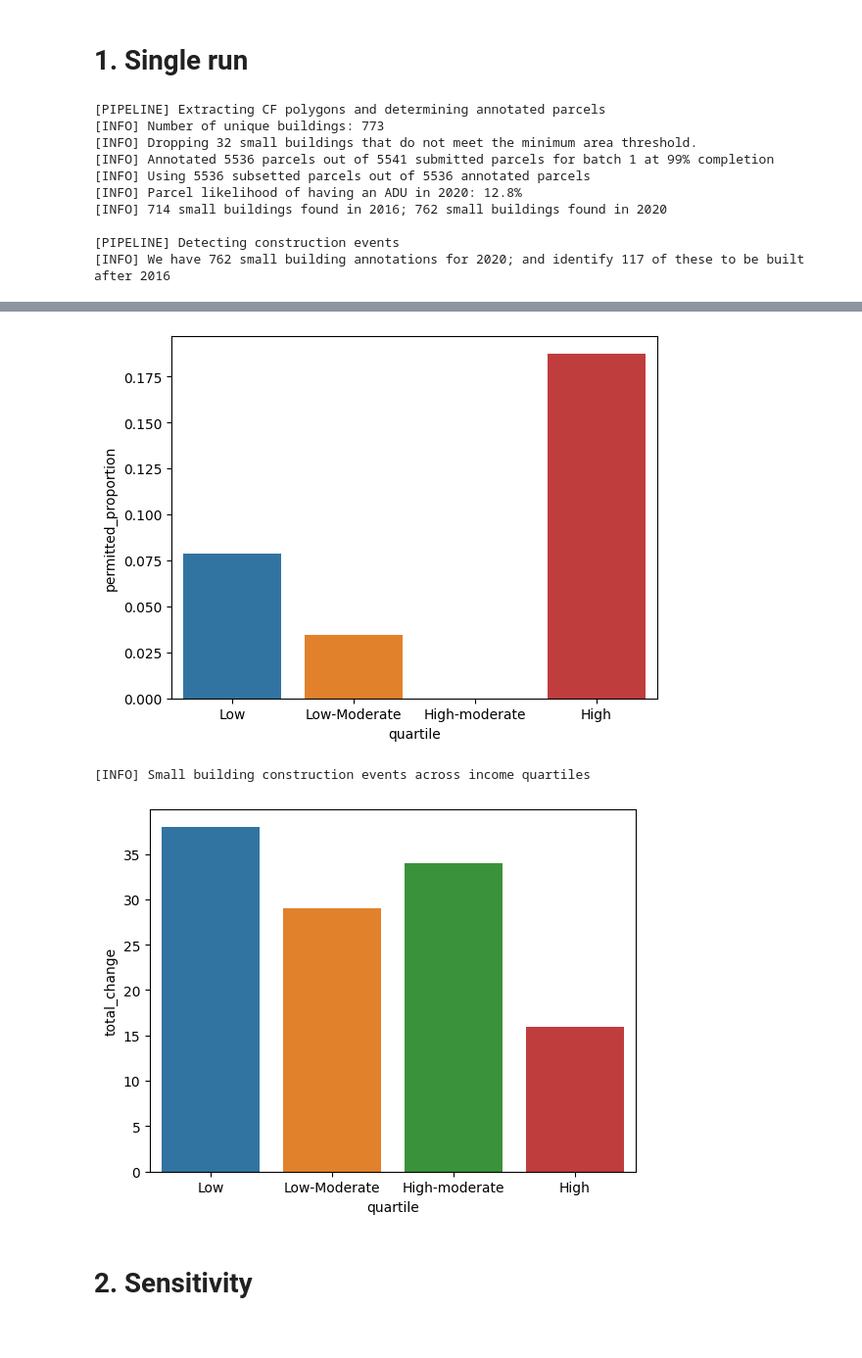
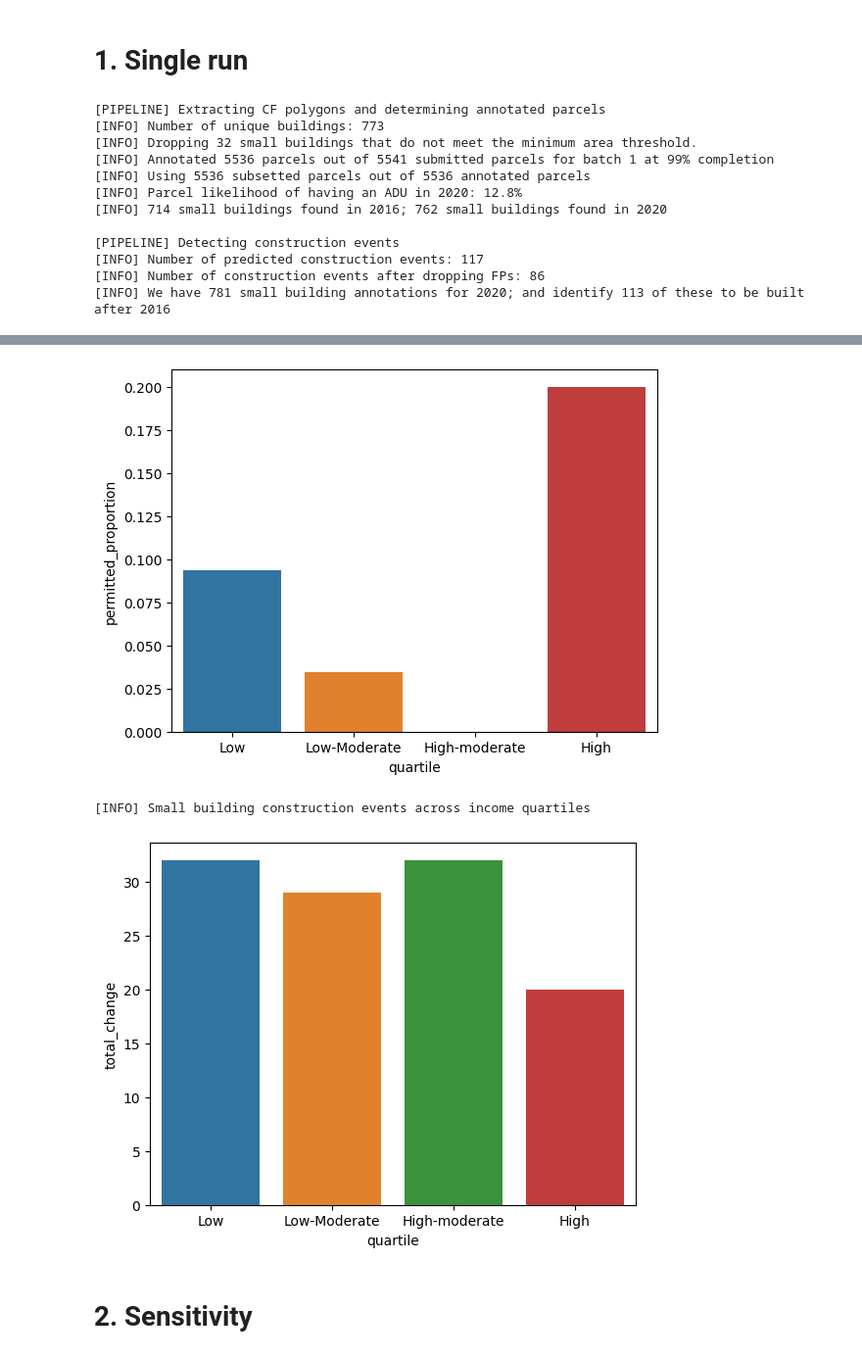
Before and after one commit to reglab/rgb-footprint-extract, a Jupyter notebook: naip_process/Pop-Estimates-CFParcelAnnotations.ipynb, the cells around one changed output, grey strips where cells are left out. Shown: that part at 98% size. Cells and saved outputs as stored; diff of their text form; code cells hidden in the pictures.

```diff
--- a/naip_process/Pop-Estimates-CFParcelAnnotations.ipynb
+++ b/naip_process/Pop-Estimates-CFParcelAnnotations.ipynb
@@ -214,7 +247,8 @@ def identify_construction_events(sbuild20, smallbuild_parcels, test_cases,
 
     # Limit to ground truth cases
     if params['limit_to_GT']:
-        print('[INFO] Number of predicted construction events: {}'.format(
+        if params['verbose']:
+            print('[INFO] Number of predicted construction events: {}'.format(
             sbuild_2020_compared['expansion_2016_flag'].sum()))
 
         # Drop false positives
@@ -223,12 +257,27 @@ def identify_construction_events(sbuild20, smallbuild_parcels, test_cases,
         sbuild_2020_compared.loc[
             sbuild_2020_compared['APN'].isin(test_cases['false']), ['expansion_2016_flag']] = False
 
-        print('[INFO] Number of construction events after dropping FPs: {}'.format(
+        if params['verbose']:
+            print('[INFO] Number of construction events after dropping FPs: {}'.format(
             sbuild_2020_compared['expansion_2016_flag'].sum()))
 
         # Note that we can't add false negatives because there can be multiple buildings
         # at the parcel level.
 
+        # HANDLE FN
+        build_index = []
+        true_building = test_cases['true(new)']+test_cases['true(replace)']
+        for apn in true_building:
+            subset = sbuild_2020_compared[sbuild_2020_compared['APN'] == apn]
+            if subset.empty:
+                max_idx = max(sbuild_2020_compared['building_index'])+1
+                sbuild_2020_compared.loc[max_idx] = [max_idx, apn, np.nan, np.nan, np.nan, 2020, np.nan, True]
+            else:
+                if subset['expansion_2016_flag'].sum() == 0:
+                    build_index.append(subset['building_index'].tolist()[0])
+
+        sbuild_2020_compared.loc[
+                    sbuild_2020_compared['building_index'].isin(build_index), ['expansion_2016_flag']] = True
 
     if params['verbose']:
         print('[INFO] We have {} small building annotations for 2020; and '
@@ -388,6 +437,7 @@ def outcome_analysis(sj_parcels_cbgs, cbg_income_2016_SJ, new_sbuild_2020):
     outcome_quartile['permitted_proportion'] = outcome_quartile.apply(
         lambda row: row['count_new_sbuild_permitted'] / row['total_change'], axis=1)
 
+
     baseline_level = outcome_quartile.loc[~outcome_quartile['quartile'].isin(['High'])][
         'count_new_sbuild_permitted'].sum() / outcome_quartile.loc[
         ~outcome_quartile['quartile'].isin(['High'])]['total_change'].sum()
@@ -400,17 +450,23 @@ def outcome_analysis(sj_parcels_cbgs, cbg_income_2016_SJ, new_sbuild_2020):
                 round(baseline_level * 100, 1), round((high_level - baseline_level) * 100, 1)))
         print(outcome_quartile)
 
-        sns.barplot(outcome_quartile, x='quartile', y='permitted_proportion')
+        sns.barplot(data=outcome_quartile, x='quartile', y='permitted_proportion')
         plt.show()
 
         print('[INFO] Small building construction events across income quartiles')
-        sns.barplot(outcome_quartile, x='quartile', y='total_change')
+        sns.barplot(data=outcome_quartile, x='quartile', y='total_change')
         plt.show()
 
     return baseline_level * 100, (high_level - baseline_level) * 100
 # %%
 def generate_power_analysis_inputs():
     pass
+# %%
+def main(CF_FP, OAK_FP, OUTPUT_FP, test_cases, permits_2015_20, sj_parcels_cbgs, cbg_income_2016_SJ, params):
+    sbuild20, smallbuild_parcels = extract_CF_poly(CF_FP, OAK_FP, params)
+    sbuild_2020_compared = identify_construction_events(
+        sbuild20, smallbuild_parcels, test_cases, OUTPUT_FP, params)
+    return sbuild_2020_compared
 # %%
 def main(CF_FP, OAK_FP, OUTPUT_FP, test_cases, permits_2015_20, sj_parcels_cbgs, cbg_income_2016_SJ, params):
     sbuild20, smallbuild_parcels = extract_CF_poly(CF_FP, OAK_FP, params)
@@ -428,10 +484,10 @@ def main(CF_FP, OAK_FP, OUTPUT_FP, test_cases, permits_2015_20, sj_parcels_cbgs,
 # 1. Single run
 # %%
 params = {'batch': 1, 'completion': 100, 'min_sqft': 11.1484,
-          'construction_detection': 'CF', 'limit_to_GT': False,
+          'construction_detection': 'CF', 'limit_to_GT': True,
           'subset': 100, 'verbose': True}
 
-_ = main(CF_FP, OAK_FP, OUTPUT_FP, test_cases, permits_2015_20, sj_parcels_cbgs, cbg_income_2016_SJ, params)
+t = main(CF_FP, OAK_FP, OUTPUT_FP, test_cases, permits_2015_20, sj_parcels_cbgs, cbg_income_2016_SJ, params)
 # %% [output]
 [PIPELINE] Extracting CF polygons and determining annotated parcels
 [INFO] Number of unique buildings: 773
@@ -442,5 +498,7 @@ _ = main(CF_FP, OAK_FP, OUTPUT_FP, test_cases, permits_2015_20, sj_parcels_cbgs,
 [INFO] 714 small buildings found in 2016; 762 small buildings found in 2020
 
 [PIPELINE] Detecting construction events
-[INFO] We have 762 small building annotations for 2020; and identify 117 of these to be built after 2016
+[INFO] Number of predicted construction events: 117
+[INFO] Number of construction events after dropping FPs: 86
+[INFO] We have 781 small building annotations for 2020; and identify 113 of these to be built after 2016
 [PIPELINE] Checking ground truth construction events
@@ -463,6 +521,6 @@ _ = main(CF_FP, OAK_FP, OUTPUT_FP, test_cases, permits_2015_20, sj_parcels_cbgs,
-[figure, old version]
+[figure, new version]
 [INFO] Small building construction events across income quartiles
-[figure, old version]
+[figure, new version]
 # %% [markdown]
 # 2. Sensitivity
 # %%
```
Also changed, not shown: parts of 3 cells of this notebook.
